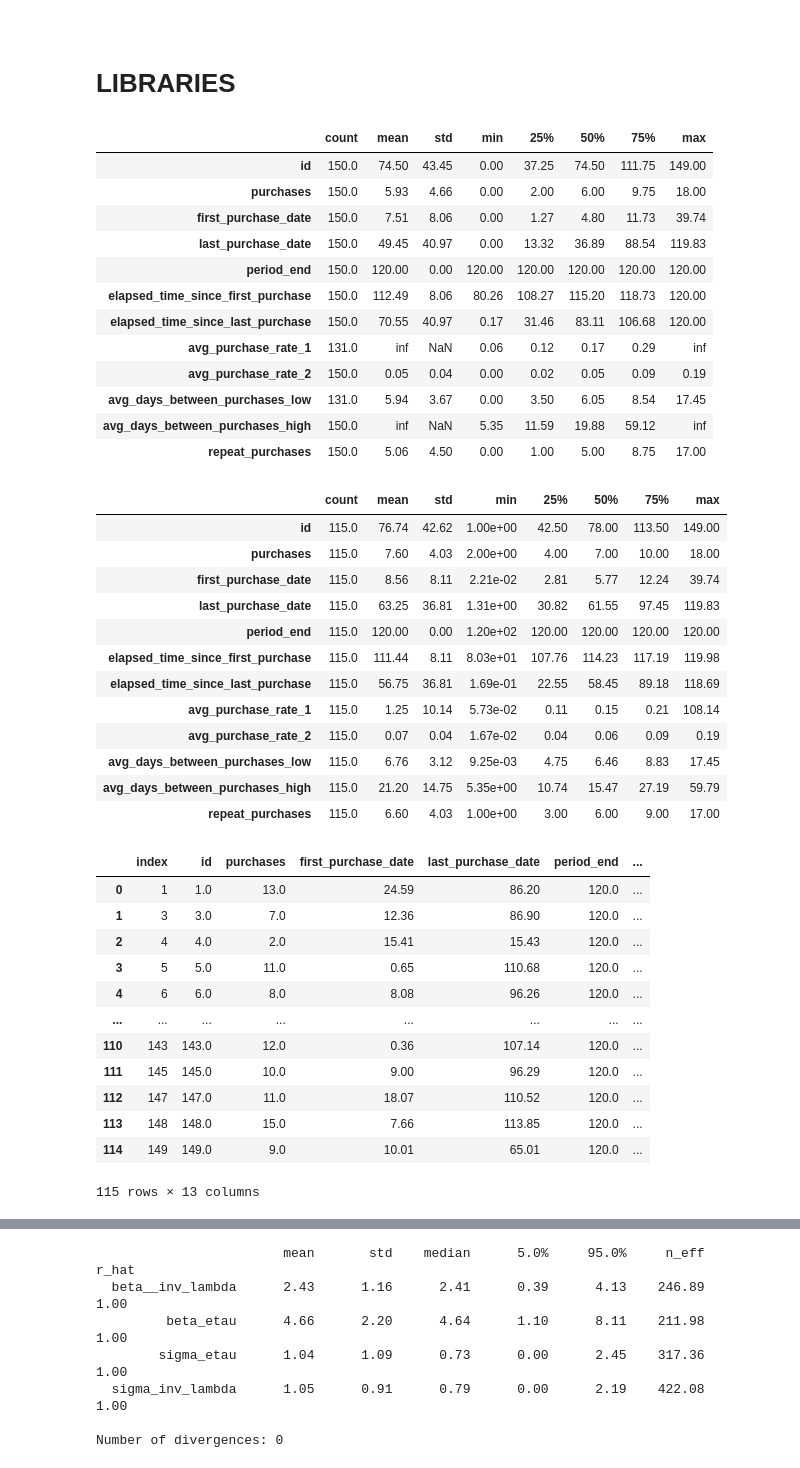
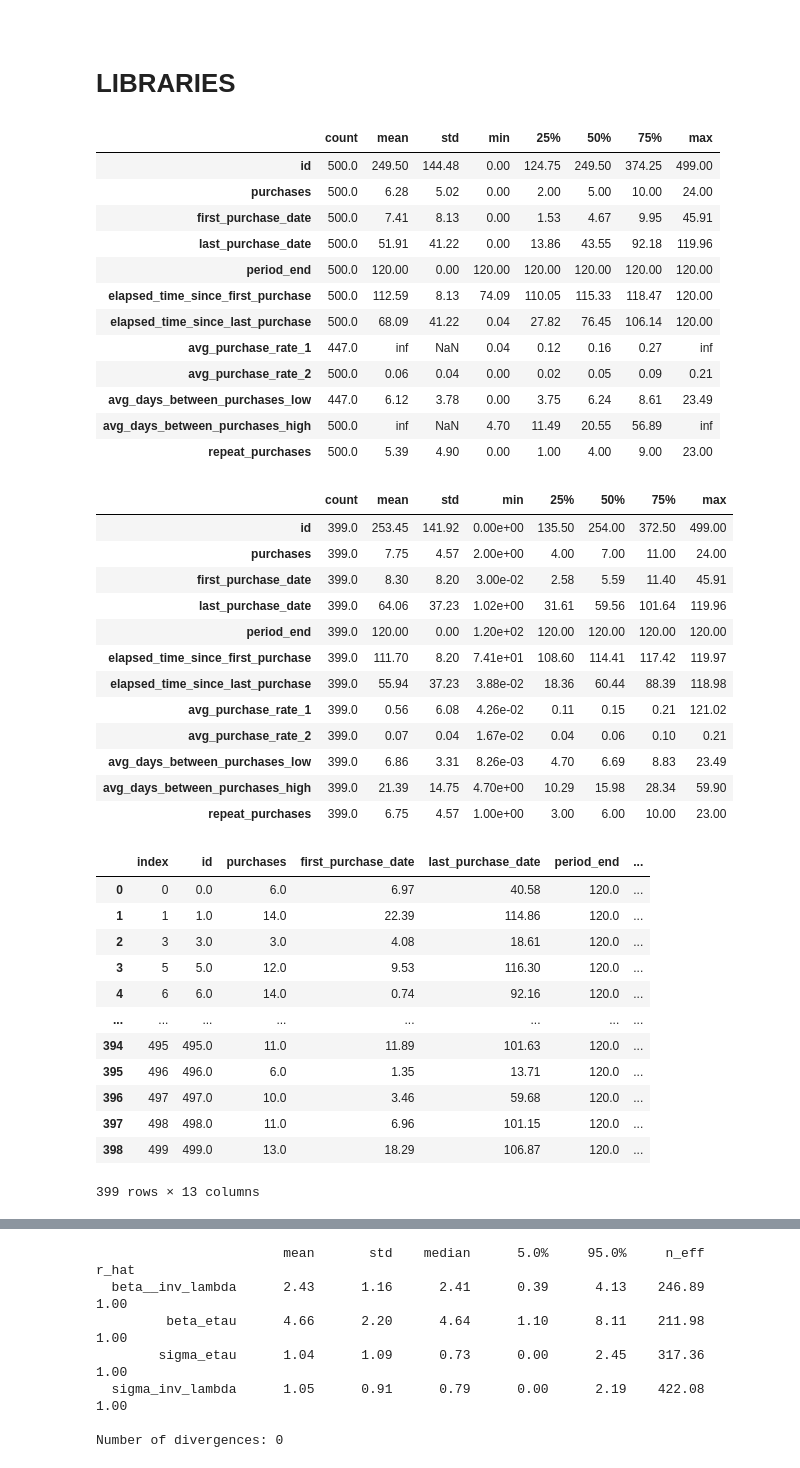
Before and after one commit to seanreed1111/colab-demos, a Jupyter notebook: pareto_nbd_original_numpyro_informative_gamma_priors_wip.ipynb, the cells around one changed output, grey strips where cells are left out. Drawn from its saved outputs; the diff is of its cells as text; code cells hidden in the pictures.

```diff
--- a/pareto_nbd_original_numpyro_informative_gamma_priors_wip.ipynb
+++ b/pareto_nbd_original_numpyro_informative_gamma_priors_wip.ipynb
@@ -95,56 +95,56 @@ def make_dfs(n=100):
   df.loc[:, 'repeat_purchases'] = np.where(df['purchases'] >1, df['purchases'] - 1, 0)
   return pd.DataFrame(transaction_table, columns=['id','purchase_number','purchase_date']), df
 # %%
-df_transactions, df = make_dfs(n=150)
+df_transactions, df = make_dfs(n=500) #use transactions df to build an informative prior
 df.describe().T
 # %% [output]
 |  | count | mean | std | min | 25% | 50% | 75% | max |
-| id | 150.0 | 74.50 | 43.45 | 0.00 | 37.25 | 74.50 | 111.75 | 149.00 |
-| purchases | 150.0 | 5.93 | 4.66 | 0.00 | 2.00 | 6.00 | 9.75 | 18.00 |
-| first_purchase_date | 150.0 | 7.51 | 8.06 | 0.00 | 1.27 | 4.80 | 11.73 | 39.74 |
-| last_purchase_date | 150.0 | 49.45 | 40.97 | 0.00 | 13.32 | 36.89 | 88.54 | 119.83 |
-| period_end | 150.0 | 120.00 | 0.00 | 120.00 | 120.00 | 120.00 | 120.00 | 120.00 |
-| elapsed_time_since_first_purchase | 150.0 | 112.49 | 8.06 | 80.26 | 108.27 | 115.20 | 118.73 | 120.00 |
-| elapsed_time_since_last_purchase | 150.0 | 70.55 | 40.97 | 0.17 | 31.46 | 83.11 | 106.68 | 120.00 |
-| avg_purchase_rate_1 | 131.0 | inf | NaN | 0.06 | 0.12 | 0.17 | 0.29 | inf |
-| avg_purchase_rate_2 | 150.0 | 0.05 | 0.04 | 0.00 | 0.02 | 0.05 | 0.09 | 0.19 |
-| avg_days_between_purchases_low | 131.0 | 5.94 | 3.67 | 0.00 | 3.50 | 6.05 | 8.54 | 17.45 |
-| avg_days_between_purchases_high | 150.0 | inf | NaN | 5.35 | 11.59 | 19.88 | 59.12 | inf |
-| repeat_purchases | 150.0 | 5.06 | 4.50 | 0.00 | 1.00 | 5.00 | 8.75 | 17.00 |
+| id | 500.0 | 249.50 | 144.48 | 0.00 | 124.75 | 249.50 | 374.25 | 499.00 |
+| purchases | 500.0 | 6.28 | 5.02 | 0.00 | 2.00 | 5.00 | 10.00 | 24.00 |
+| first_purchase_date | 500.0 | 7.41 | 8.13 | 0.00 | 1.53 | 4.67 | 9.95 | 45.91 |
+| last_purchase_date | 500.0 | 51.91 | 41.22 | 0.00 | 13.86 | 43.55 | 92.18 | 119.96 |
+| period_end | 500.0 | 120.00 | 0.00 | 120.00 | 120.00 | 120.00 | 120.00 | 120.00 |
+| elapsed_time_since_first_purchase | 500.0 | 112.59 | 8.13 | 74.09 | 110.05 | 115.33 | 118.47 | 120.00 |
+| elapsed_time_since_last_purchase | 500.0 | 68.09 | 41.22 | 0.04 | 27.82 | 76.45 | 106.14 | 120.00 |
+| avg_purchase_rate_1 | 447.0 | inf | NaN | 0.04 | 0.12 | 0.16 | 0.27 | inf |
+| avg_purchase_rate_2 | 500.0 | 0.06 | 0.04 | 0.00 | 0.02 | 0.05 | 0.09 | 0.21 |
+| avg_days_between_purchases_low | 447.0 | 6.12 | 3.78 | 0.00 | 3.75 | 6.24 | 8.61 | 23.49 |
+| avg_days_between_purchases_high | 500.0 | inf | NaN | 4.70 | 11.49 | 20.55 | 56.89 | inf |
+| repeat_purchases | 500.0 | 5.39 | 4.90 | 0.00 | 1.00 | 4.00 | 9.00 | 23.00 |
 # %%
 data = df[df['repeat_purchases'] >= 1.].copy() #only repeat customers
 data.describe().T
 # %% [output]
 |  | count | mean | std | min | 25% | 50% | 75% | max |
-| id | 115.0 | 76.74 | 42.62 | 1.00e+00 | 42.50 | 78.00 | 113.50 | 149.00 |
-| purchases | 115.0 | 7.60 | 4.03 | 2.00e+00 | 4.00 | 7.00 | 10.00 | 18.00 |
-| first_purchase_date | 115.0 | 8.56 | 8.11 | 2.21e-02 | 2.81 | 5.77 | 12.24 | 39.74 |
-| last_purchase_date | 115.0 | 63.25 | 36.81 | 1.31e+00 | 30.82 | 61.55 | 97.45 | 119.83 |
-| period_end | 115.0 | 120.00 | 0.00 | 1.20e+02 | 120.00 | 120.00 | 120.00 | 120.00 |
-| elapsed_time_since_first_purchase | 115.0 | 111.44 | 8.11 | 8.03e+01 | 107.76 | 114.23 | 117.19 | 119.98 |
-| elapsed_time_since_last_purchase | 115.0 | 56.75 | 36.81 | 1.69e-01 | 22.55 | 58.45 | 89.18 | 118.69 |
-| avg_purchase_rate_1 | 115.0 | 1.25 | 10.14 | 5.73e-02 | 0.11 | 0.15 | 0.21 | 108.14 |
-| avg_purchase_rate_2 | 115.0 | 0.07 | 0.04 | 1.67e-02 | 0.04 | 0.06 | 0.09 | 0.19 |
-| avg_days_between_purchases_low | 115.0 | 6.76 | 3.12 | 9.25e-03 | 4.75 | 6.46 | 8.83 | 17.45 |
-| avg_days_between_purchases_high | 115.0 | 21.20 | 14.75 | 5.35e+00 | 10.74 | 15.47 | 27.19 | 59.79 |
-| repeat_purchases | 115.0 | 6.60 | 4.03 | 1.00e+00 | 3.00 | 6.00 | 9.00 | 17.00 |
+| id | 399.0 | 253.45 | 141.92 | 0.00e+00 | 135.50 | 254.00 | 372.50 | 499.00 |
+| purchases | 399.0 | 7.75 | 4.57 | 2.00e+00 | 4.00 | 7.00 | 11.00 | 24.00 |
+| first_purchase_date | 399.0 | 8.30 | 8.20 | 3.00e-02 | 2.58 | 5.59 | 11.40 | 45.91 |
+| last_purchase_date | 399.0 | 64.06 | 37.23 | 1.02e+00 | 31.61 | 59.56 | 101.64 | 119.96 |
+| period_end | 399.0 | 120.00 | 0.00 | 1.20e+02 | 120.00 | 120.00 | 120.00 | 120.00 |
+| elapsed_time_since_first_purchase | 399.0 | 111.70 | 8.20 | 7.41e+01 | 108.60 | 114.41 | 117.42 | 119.97 |
+| elapsed_time_since_last_purchase | 399.0 | 55.94 | 37.23 | 3.88e-02 | 18.36 | 60.44 | 88.39 | 118.98 |
+| avg_purchase_rate_1 | 399.0 | 0.56 | 6.08 | 4.26e-02 | 0.11 | 0.15 | 0.21 | 121.02 |
+| avg_purchase_rate_2 | 399.0 | 0.07 | 0.04 | 1.67e-02 | 0.04 | 0.06 | 0.10 | 0.21 |
+| avg_days_between_purchases_low | 399.0 | 6.86 | 3.31 | 8.26e-03 | 4.70 | 6.69 | 8.83 | 23.49 |
+| avg_days_between_purchases_high | 399.0 | 21.39 | 14.75 | 4.70e+00 | 10.29 | 15.98 | 28.34 | 59.90 |
+| repeat_purchases | 399.0 | 6.75 | 4.57 | 1.00e+00 | 3.00 | 6.00 | 10.00 | 23.00 |
 # %%
 pd.set_option('display.max_rows', 100)
 data.reset_index()
 # %% [output]
 |  | index | id | purchases | first_purchase_date | last_purchase_date | period_end | ... |
-| 0 | 1 | 1.0 | 13.0 | 24.59 | 86.20 | 120.0 | ... |
-| 1 | 3 | 3.0 | 7.0 | 12.36 | 86.90 | 120.0 | ... |
-| 2 | 4 | 4.0 | 2.0 | 15.41 | 15.43 | 120.0 | ... |
-| 3 | 5 | 5.0 | 11.0 | 0.65 | 110.68 | 120.0 | ... |
-| 4 | 6 | 6.0 | 8.0 | 8.08 | 96.26 | 120.0 | ... |
+| 0 | 0 | 0.0 | 6.0 | 6.97 | 40.58 | 120.0 | ... |
+| 1 | 1 | 1.0 | 14.0 | 22.39 | 114.86 | 120.0 | ... |
+| 2 | 3 | 3.0 | 3.0 | 4.08 | 18.61 | 120.0 | ... |
+| 3 | 5 | 5.0 | 12.0 | 9.53 | 116.30 | 120.0 | ... |
+| 4 | 6 | 6.0 | 14.0 | 0.74 | 92.16 | 120.0 | ... |
 | ... | ... | ... | ... | ... | ... | ... | ... |
-| 110 | 143 | 143.0 | 12.0 | 0.36 | 107.14 | 120.0 | ... |
-| 111 | 145 | 145.0 | 10.0 | 9.00 | 96.29 | 120.0 | ... |
-| 112 | 147 | 147.0 | 11.0 | 18.07 | 110.52 | 120.0 | ... |
-| 113 | 148 | 148.0 | 15.0 | 7.66 | 113.85 | 120.0 | ... |
-| 114 | 149 | 149.0 | 9.0 | 10.01 | 65.01 | 120.0 | ... |
+| 394 | 495 | 495.0 | 11.0 | 11.89 | 101.63 | 120.0 | ... |
+| 395 | 496 | 496.0 | 6.0 | 1.35 | 13.71 | 120.0 | ... |
+| 396 | 497 | 497.0 | 10.0 | 3.46 | 59.68 | 120.0 | ... |
+| 397 | 498 | 498.0 | 11.0 | 6.96 | 101.15 | 120.0 | ... |
+| 398 | 499 | 499.0 | 13.0 | 18.29 | 106.87 | 120.0 | ... |
-115 rows × 13 columns
+399 rows × 13 columns
 # %%
 t, T, x = jnp.array(data['last_purchase_date'].values), jnp.array(data['elapsed_time_since_first_purchase'].values), jnp.array(data['repeat_purchases'].values) #to conform to BTYD notation
 inputs = {'t':t, 'T':T, 'x':x}
```
Also changed, not shown: parts of 4 cells of this notebook.
